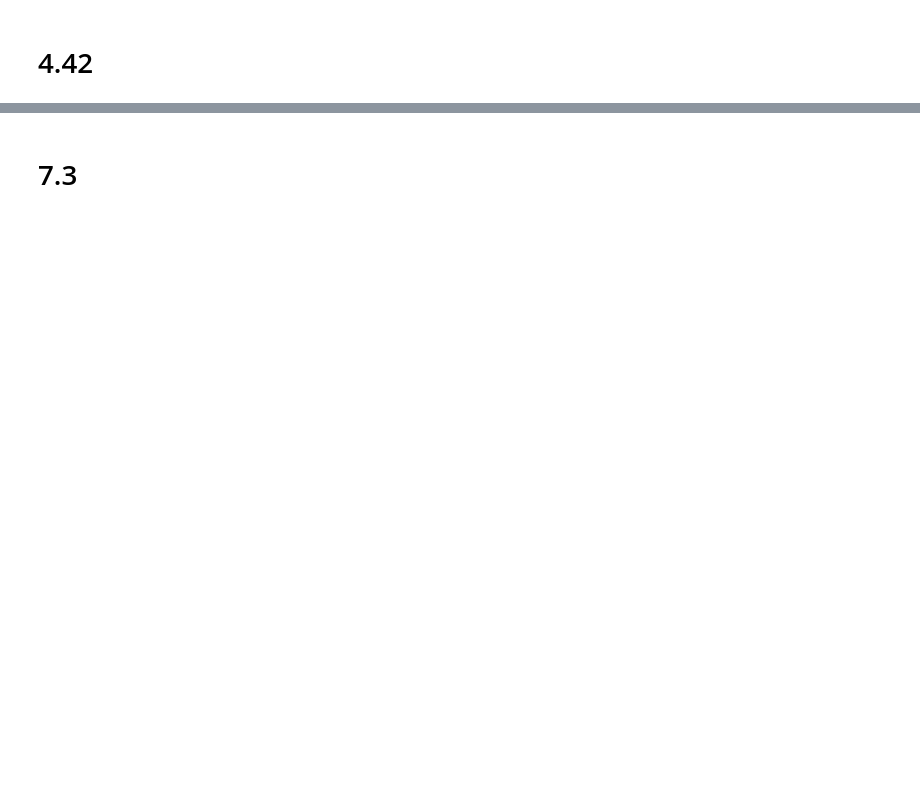
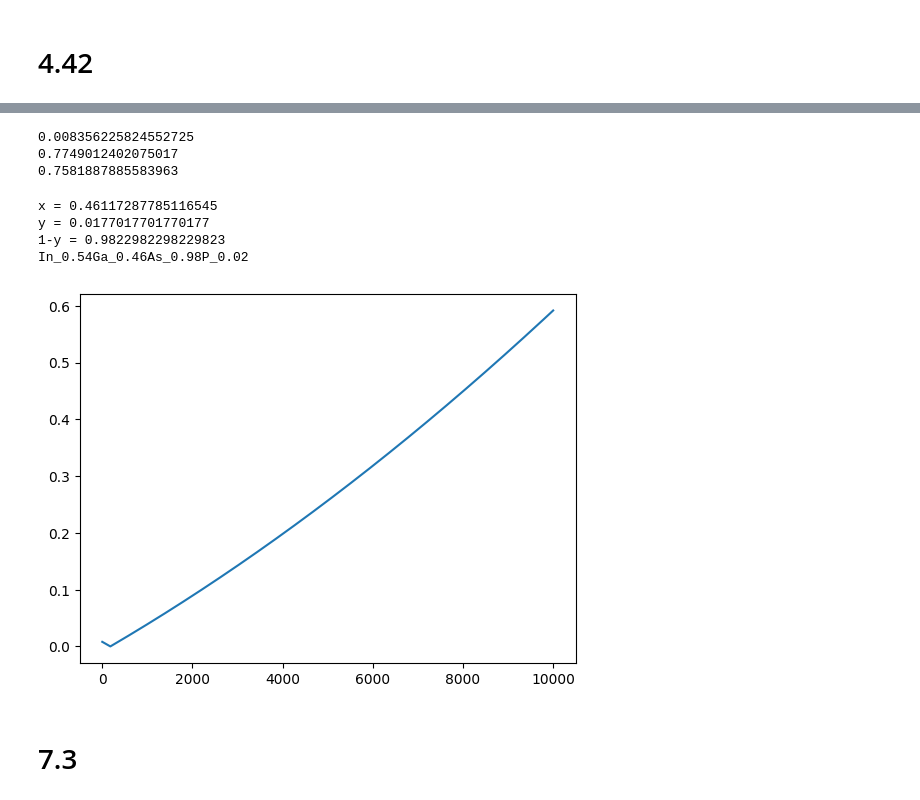
Before and after one commit to 11of12/coursework, a Jupyter notebook: winter2026/ecen555/hw7/hw7.ipynb, the cells around one changed output, grey strips where cells are left out. Cells and saved outputs as stored; diff of their text form; code cells hidden in the pictures; blank space fills up the shorter version.

```diff
--- a/winter2026/ecen555/hw7/hw7.ipynb
+++ b/winter2026/ecen555/hw7/hw7.ipynb
@@ -245,2 +549,40 @@ Clearly, the change in wavelength due to the change in bandgap dominates the cha
+# %%
+from scipy.constants import m_e
+lam = 1.6e-6
+m_star_e = 0.05*m_e
+d = 30e-9
+
+eps1 = (h**2 / (8*m_star_e * d**2))/e
+
+E_g = (h*c/lam)/e - 2*eps1
+
+print(eps1)
+print(h*c/lam/e)
+print(E_g)
+# %% [output]
+0.008356225824552725
+0.7749012402075017
+0.7581887885583963
+# %%
+_y = np.linspace(0, 1, 10000)
+_E_g = np.polyval([0.14, 0.46, 0.75], _y)
+i = np.argmin(np.abs(E_g - _E_g))
+y = _y[i]
+x = (1-y)/2.13
+
+plt.plot(np.abs(E_g - _E_g))
+
+print(f"x = {x}")
+print(f"y = {y}")
+
+print(f"1-y = {1-y}")
+
+print(f"In_{"{:.2f}".format(1-x)}Ga_{"{:.2f}".format(x)}As_{"{:.2f}".format(1-y)}P_{"{:.2f}".format(y)}")
+# %% [output]
+x = 0.46117287785116545
+y = 0.0177017701770177
+1-y = 0.9822982298229823
+In_0.54Ga_0.46As_0.98P_0.02
+[figure, added]
 # %% [markdown]
 # 7.3
```
Also changed, not shown: parts of 42 cells of this notebook, 14 other files.
